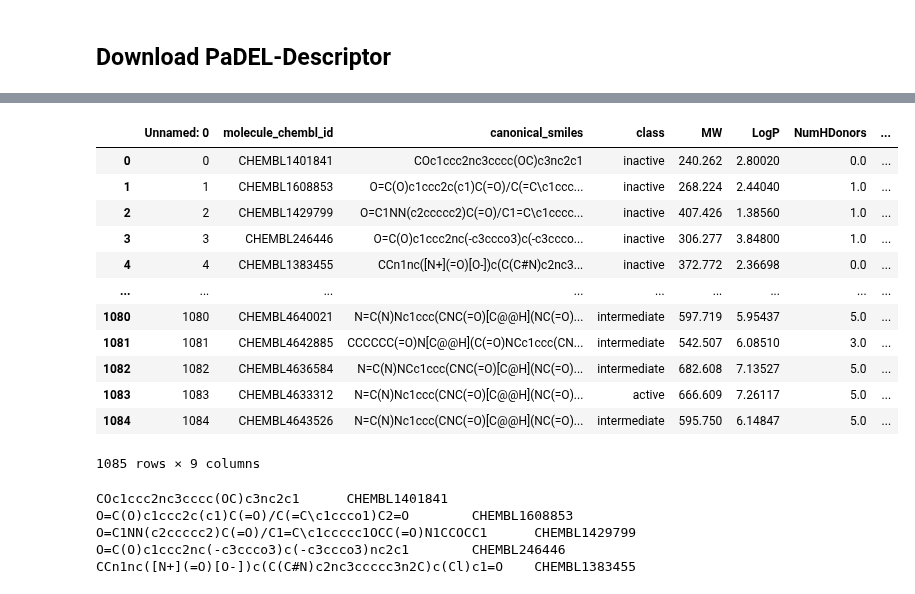
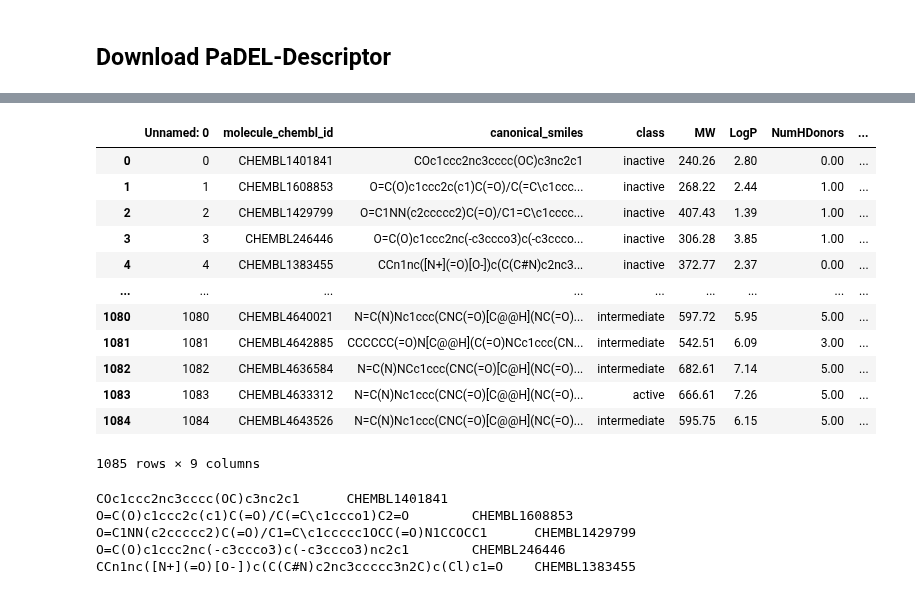
Before and after one commit to Habib-human/Sternritter, a Jupyter notebook: Dengue(exploratory).ipynb, the cells around one changed output, grey strips where cells are left out. Drawn from its saved outputs; the diff is of its cells as text; code cells hidden in the pictures.

```diff
--- a/Dengue(exploratory).ipynb
+++ b/Dengue(exploratory).ipynb
@@ -720,21 +764,21 @@ Archive:  padel.zip
   inflating: __MACOSX/PaDEL-Descriptor/lib/._libPaDEL-Jobs(5).jar
 # %%
 import pandas as pd
-df_for_analysis = pd.read_csv('Melatonin_receptor_1B_bioactivity_data_3class_pIC50.csv')
+df_for_analysis = pd.read_csv('Dengue_virus_type2_NS3_protein_bioactivity_data_3class_pIC50.csv')
 df_for_analysis
 # %% [output]
 |  | Unnamed: 0 | molecule_chembl_id | canonical_smiles | class | MW | LogP | NumHDonors | ... |
-| 0 | 0 | CHEMBL1401841 | COc1ccc2nc3cccc(OC)c3nc2c1 | inactive | 240.262 | 2.80020 | 0.0 | ... |
-| 1 | 1 | CHEMBL1608853 | O=C(O)c1ccc2c(c1)C(=O)/C(=C\c1ccc... | inactive | 268.224 | 2.44040 | 1.0 | ... |
-| 2 | 2 | CHEMBL1429799 | O=C1NN(c2ccccc2)C(=O)/C1=C\c1cccc... | inactive | 407.426 | 1.38560 | 1.0 | ... |
-| 3 | 3 | CHEMBL246446 | O=C(O)c1ccc2nc(-c3ccco3)c(-c3ccco... | inactive | 306.277 | 3.84800 | 1.0 | ... |
-| 4 | 4 | CHEMBL1383455 | CCn1nc([N+](=O)[O-])c(C(C#N)c2nc3... | inactive | 372.772 | 2.36698 | 0.0 | ... |
+| 0 | 0 | CHEMBL1401841 | COc1ccc2nc3cccc(OC)c3nc2c1 | inactive | 240.26 | 2.80 | 0.00 | ... |
+| 1 | 1 | CHEMBL1608853 | O=C(O)c1ccc2c(c1)C(=O)/C(=C\c1ccc... | inactive | 268.22 | 2.44 | 1.00 | ... |
+| 2 | 2 | CHEMBL1429799 | O=C1NN(c2ccccc2)C(=O)/C1=C\c1cccc... | inactive | 407.43 | 1.39 | 1.00 | ... |
+| 3 | 3 | CHEMBL246446 | O=C(O)c1ccc2nc(-c3ccco3)c(-c3ccco... | inactive | 306.28 | 3.85 | 1.00 | ... |
+| 4 | 4 | CHEMBL1383455 | CCn1nc([N+](=O)[O-])c(C(C#N)c2nc3... | inactive | 372.77 | 2.37 | 0.00 | ... |
 | ... | ... | ... | ... | ... | ... | ... | ... | ... |
-| 1080 | 1080 | CHEMBL4640021 | N=C(N)Nc1ccc(CNC(=O)[C@@H](NC(=O)... | intermediate | 597.719 | 5.95437 | 5.0 | ... |
-| 1081 | 1081 | CHEMBL4642885 | CCCCCC(=O)N[C@@H](C(=O)NCc1ccc(CN... | intermediate | 542.507 | 6.08510 | 3.0 | ... |
-| 1082 | 1082 | CHEMBL4636584 | N=C(N)NCc1ccc(CNC(=O)[C@H](NC(=O)... | intermediate | 682.608 | 7.13527 | 5.0 | ... |
-| 1083 | 1083 | CHEMBL4633312 | N=C(N)Nc1ccc(CNC(=O)[C@@H](NC(=O)... | active | 666.609 | 7.26117 | 5.0 | ... |
-| 1084 | 1084 | CHEMBL4643526 | N=C(N)Nc1ccc(CNC(=O)[C@@H](NC(=O)... | intermediate | 595.750 | 6.14847 | 5.0 | ... |
+| 1080 | 1080 | CHEMBL4640021 | N=C(N)Nc1ccc(CNC(=O)[C@@H](NC(=O)... | intermediate | 597.72 | 5.95 | 5.00 | ... |
+| 1081 | 1081 | CHEMBL4642885 | CCCCCC(=O)N[C@@H](C(=O)NCc1ccc(CN... | intermediate | 542.51 | 6.09 | 3.00 | ... |
+| 1082 | 1082 | CHEMBL4636584 | N=C(N)NCc1ccc(CNC(=O)[C@H](NC(=O)... | intermediate | 682.61 | 7.14 | 5.00 | ... |
+| 1083 | 1083 | CHEMBL4633312 | N=C(N)Nc1ccc(CNC(=O)[C@@H](NC(=O)... | active | 666.61 | 7.26 | 5.00 | ... |
+| 1084 | 1084 | CHEMBL4643526 | N=C(N)Nc1ccc(CNC(=O)[C@@H](NC(=O)... | intermediate | 595.75 | 6.15 | 5.00 | ... |
 1085 rows × 9 columns
 # %%
 selection = ['canonical_smiles','molecule_chembl_id']
```
Also changed, not shown: parts of 67 cells of this notebook.
